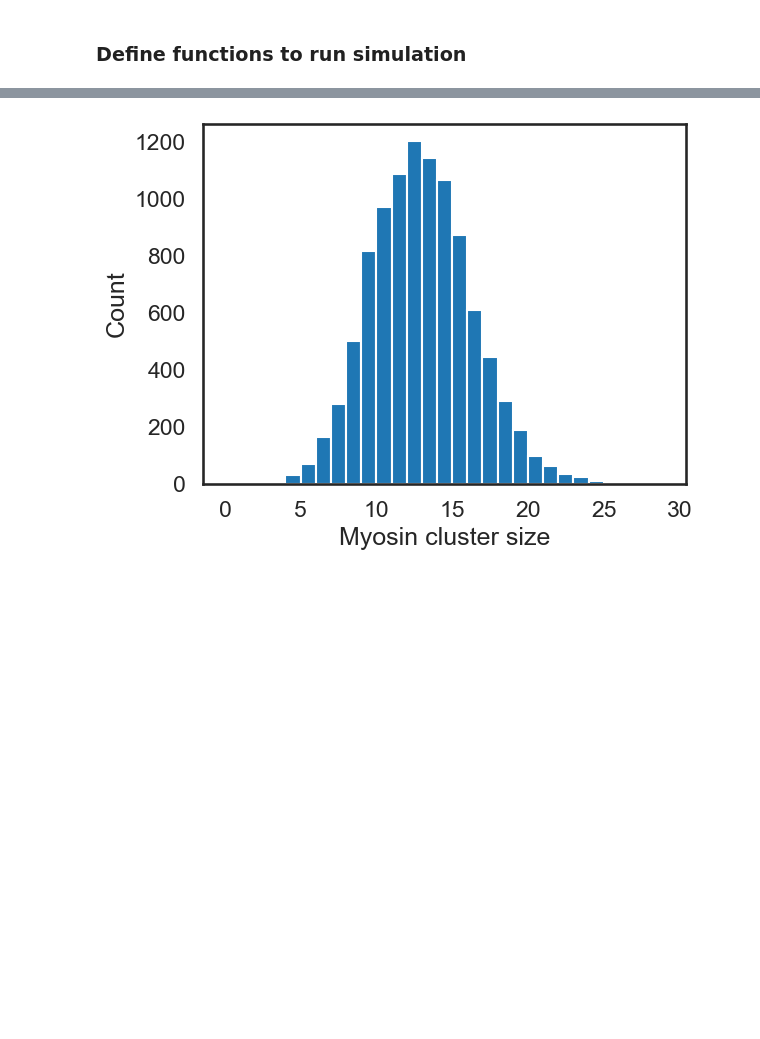
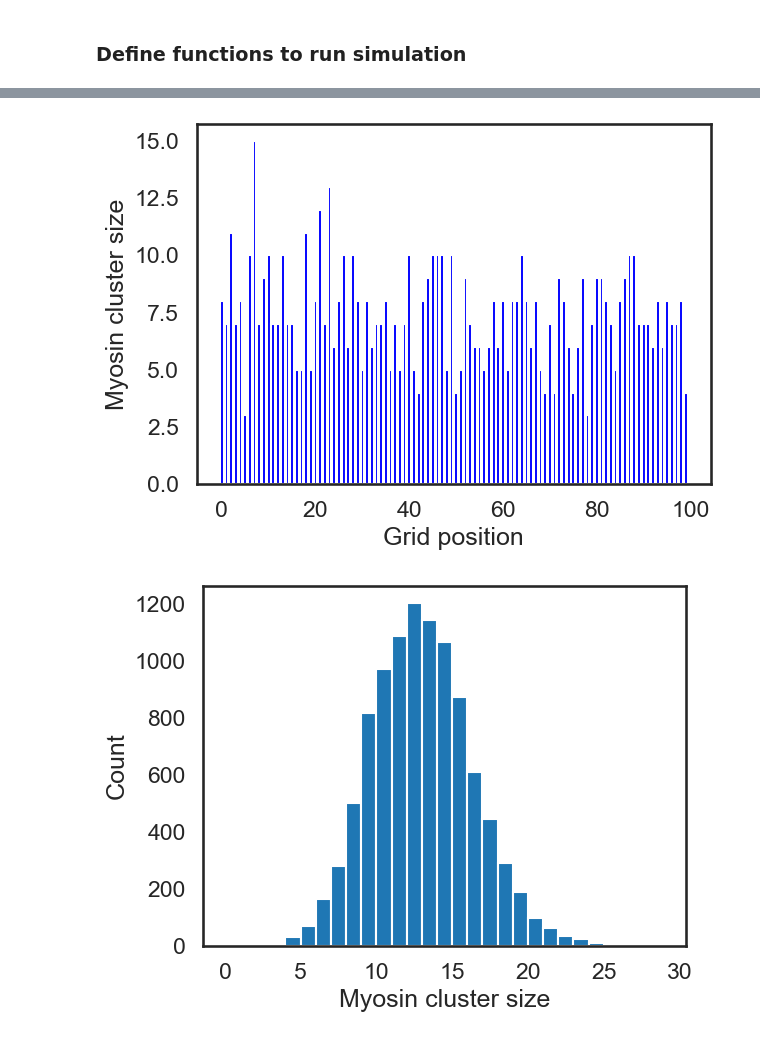
Before and after one commit to WHChou/Myosin-cluster-simulation, a Jupyter notebook: MyosinBinding_v2.ipynb, the cells around one changed output, grey strips where cells are left out. Drawn from its saved outputs; the diff is of its cells as text; code cells hidden in the pictures; blank space fills up the shorter version.

```diff
--- a/MyosinBinding_v2.ipynb
+++ b/MyosinBinding_v2.ipynb
@@ -209,3 +226,27 @@ plt.show()
+# %%
+# Bar plot
+numMyosin = 10000
+numGrid = 1000
+mu = 1
+sigma = 1
+ActinThick = GenActinThick('lognormal', numGrid, mu, sigma)
+MyosinNum = GenMyoNum('normal', numGrid, 3, 1)
+#myoCap = 30
+actinBiasVal = 0
+myosinBiasVal = 0
+res, myoHist = runSimulation(numGrid, numMyosin, MyosinNum, ActinThick, actinBiasVal, myosinBiasVal, 1, 10)
+
+sns.set_style("white")
+sns.set_context("talk")
+plt.figure()
+plt.bar(np.arange(100), myoHist[:100,500], color = 'blue')
+plt.xlabel('Grid position')
+plt.ylabel('Myosin cluster size')
+#plt.show()
+plt.tight_layout()
+plt.savefig('myosinBinding_bar_acBias_0_myoBias_0')
+# %% [output]
+[figure, added]
 # %%
 # Simulation ROCK-dependent cluster growth: no biases, random binding
 numMyosin = 10000
```
Also changed, not shown: parts of 10 cells of this notebook.
